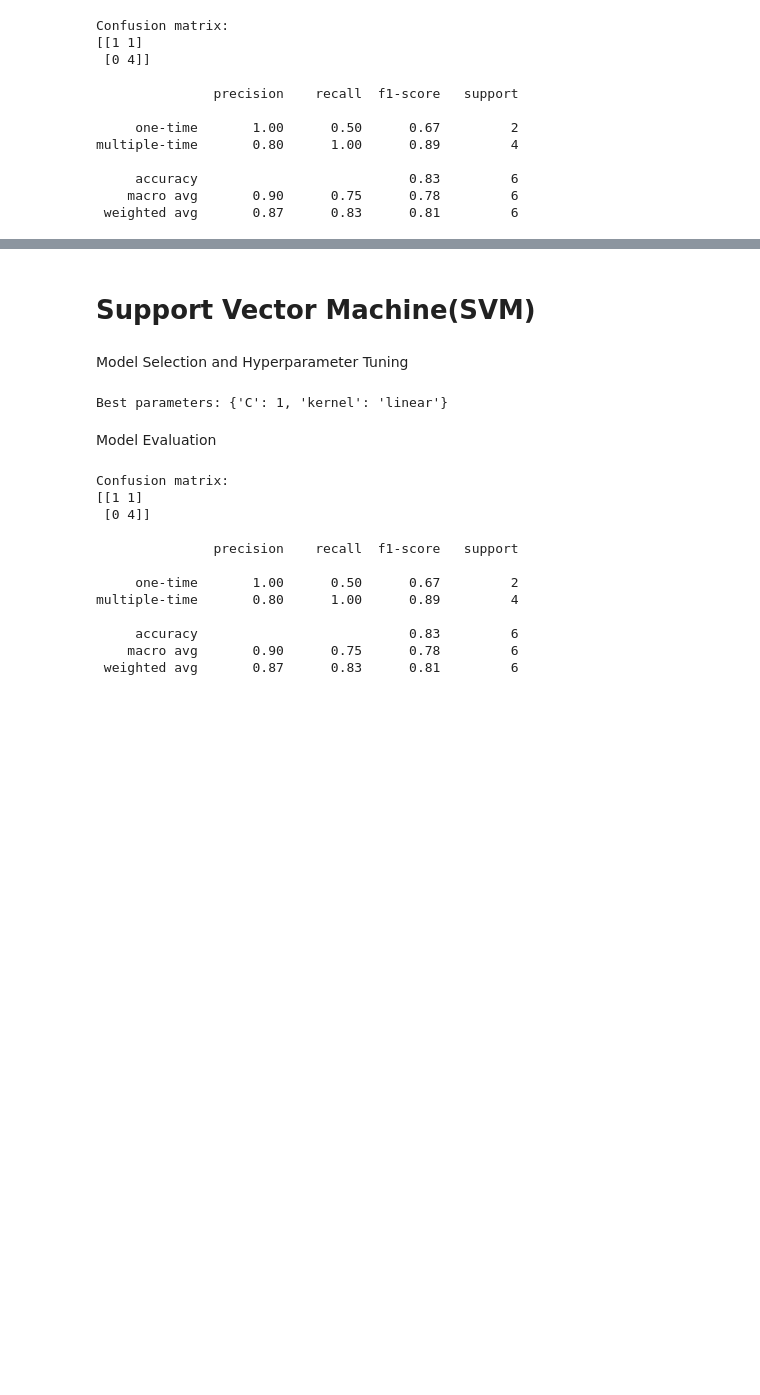
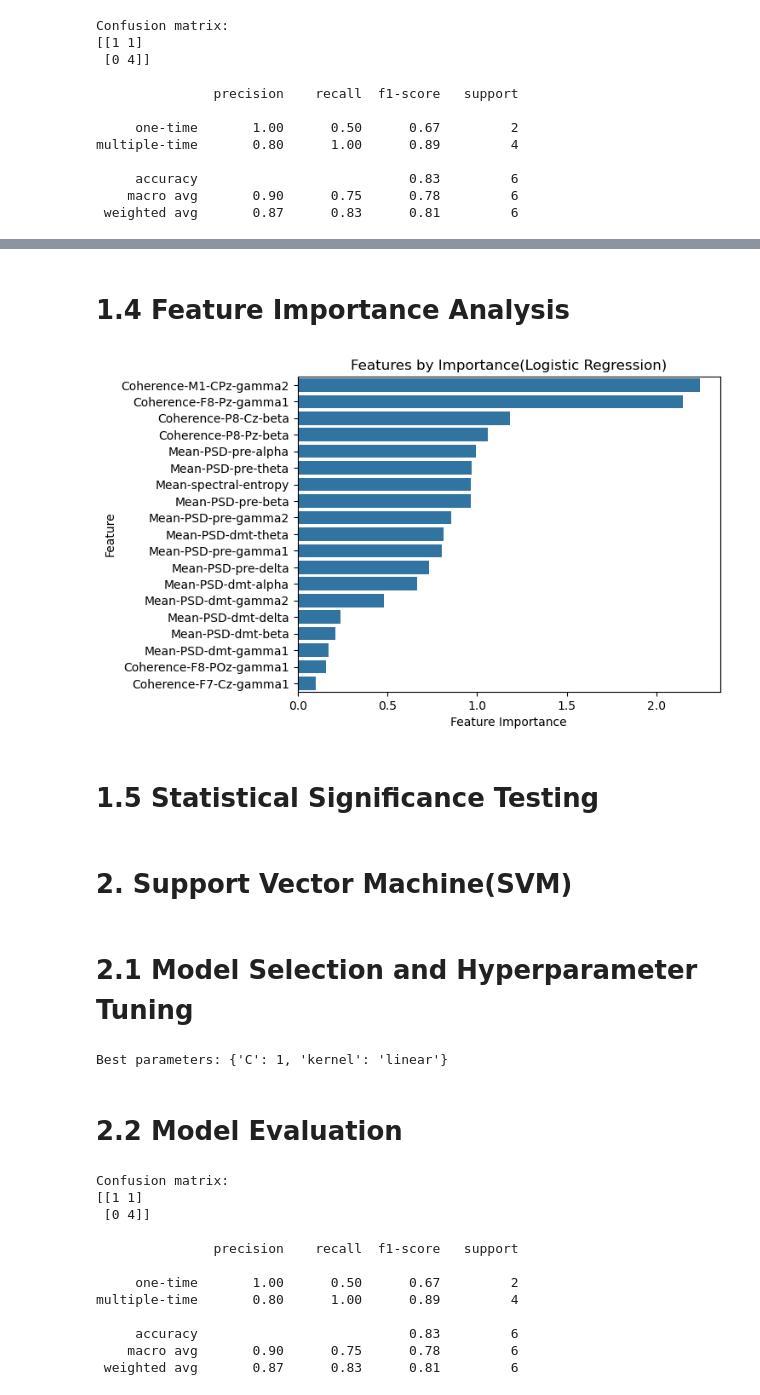
Before and after one commit to Yijun-cat/ML_DMT, a Jupyter notebook: training_model.ipynb, the cells around one changed output, grey strips where cells are left out. Saved outputs shown, nothing was run; the diff lists cells and outputs as text; code cells hidden in the pictures; blank space fills up the shorter version.

Commit message:
Added new ML models

```diff
--- a/training_model.ipynb
+++ b/training_model.ipynb
@@ -131 +132,19 @@ plt.show()
 [figure]
+# %% [markdown]
+# 1.4 Feature Importance Analysis
+# %%
+import seaborn as sns
+
+coefficients = best_log_reg.coef_[0]
+feature_importance = pd.DataFrame( {'Feature': X.columns, 'Coefficient': coefficients} )
+feature_importance['Abs_Coefficient'] = abs( feature_importance['Coefficient'] )
+feature_importance = feature_importance.sort_values( 'Abs_Coefficient', ascending=False )
+
+sns.barplot( y='Feature', x='Abs_Coefficient', data=feature_importance )
+plt.title( 'Features by Importance(Logistic Regression)' )
+plt.xlabel( "Feature Importance" )
+plt.show()
+# %% [output]
+[figure, added]
+# %% [markdown]
+# 1.5 Statistical Significance Testing
@@ -132,7 +173,7 @@ plt.show()
 # %% [markdown]
-# Support Vector Machine(SVM)
+# 2. Support Vector Machine(SVM)
 # %% [markdown]
-Model Selection and Hyperparameter Tuning
+# 2.1 Model Selection and Hyperparameter Tuning
 # %%
 from sklearn.svm import SVC
 from sklearn.model_selection import GridSearchCV
@@ -158,5 +199,5 @@ best_svm = grid_search_svc.best_estimator_
 # %% [output]
 Best parameters: {'C': 1, 'kernel': 'linear'}
 # %% [markdown]
-Model Evaluation
+# 2.2 Model Evaluation
 # %%
```
Also changed, not shown: parts of 21 cells of this notebook.
